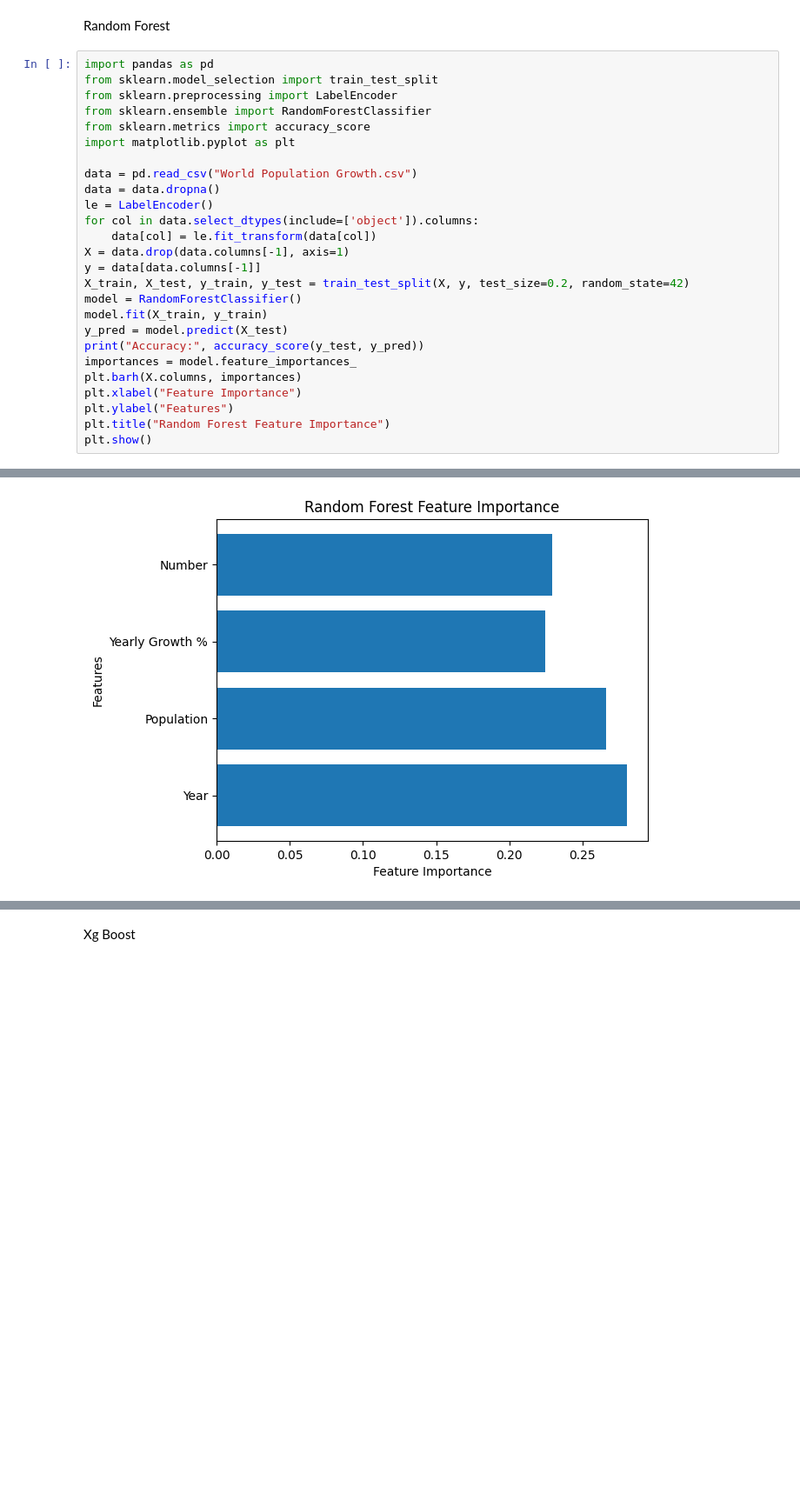
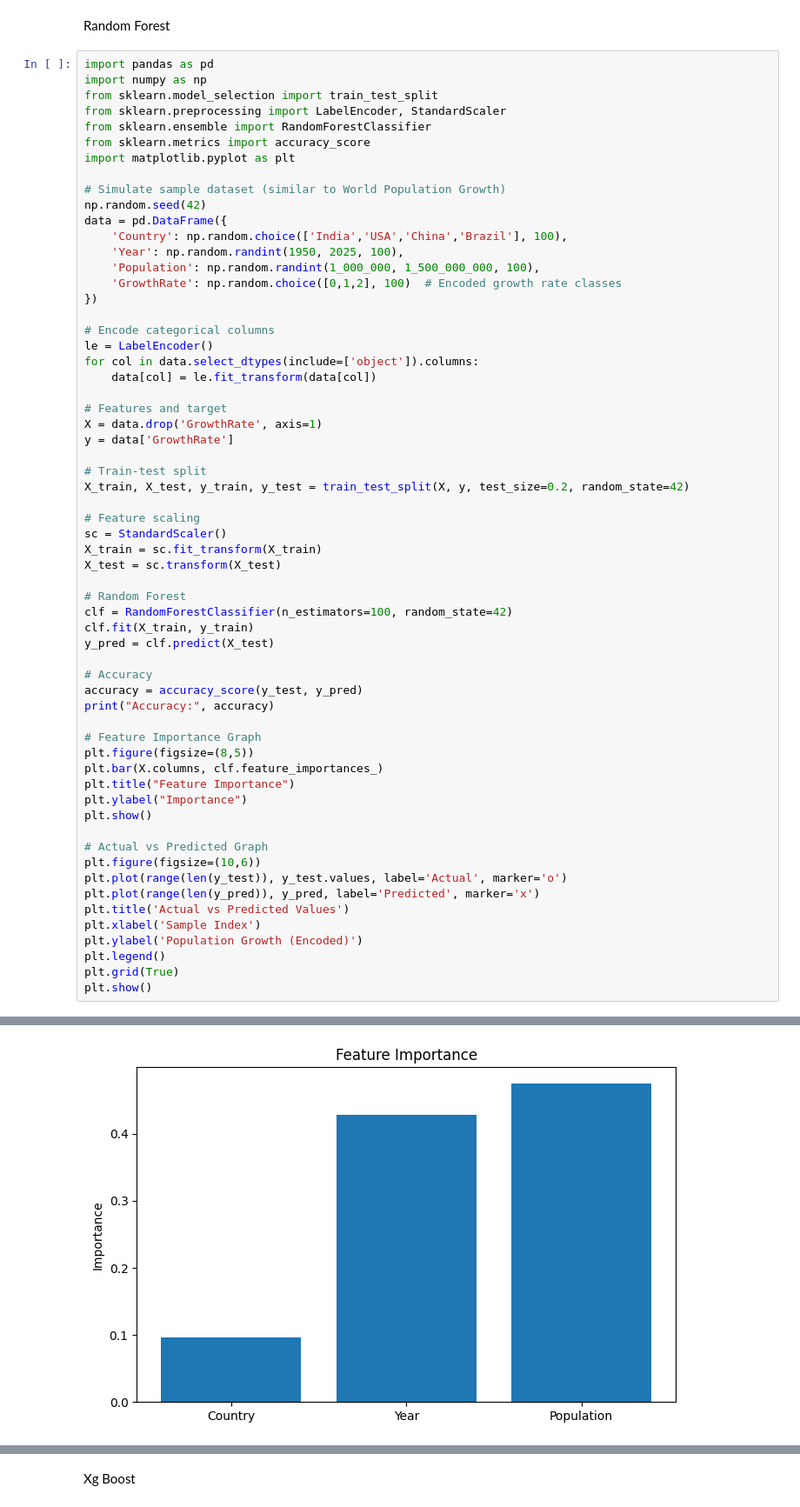
Before and after one commit to 2303A52359/Explainable-AI, a Jupyter notebook: Project.ipynb, the cells around one changed output, grey strips where cells are left out. Shown: that part at 87% size. Drawn from its saved outputs; the diff is of its cells as text; blank space fills up the shorter version.

```diff
--- a/Project.ipynb
+++ b/Project.ipynb
@@ -165,28 +147,63 @@ plt.show()
 Random Forest
 # %%
 import pandas as pd
+import numpy as np
 from sklearn.model_selection import train_test_split
-from sklearn.preprocessing import LabelEncoder
+from sklearn.preprocessing import LabelEncoder, StandardScaler
 from sklearn.ensemble import RandomForestClassifier
 from sklearn.metrics import accuracy_score
 import matplotlib.pyplot as plt
 
-data = pd.read_csv("World Population Growth.csv")
-data = data.dropna()
+# Simulate sample dataset (similar to World Population Growth)
+np.random.seed(42)
+data = pd.DataFrame({
+    'Country': np.random.choice(['India','USA','China','Brazil'], 100),
+    'Year': np.random.randint(1950, 2025, 100),
+    'Population': np.random.randint(1_000_000, 1_500_000_000, 100),
+    'GrowthRate': np.random.choice([0,1,2], 100)  # Encoded growth rate classes
+})
+
+# Encode categorical columns
 le = LabelEncoder()
 for col in data.select_dtypes(include=['object']).columns:
     data[col] = le.fit_transform(data[col])
-X = data.drop(data.columns[-1], axis=1)
-y = data[data.columns[-1]]
+
+# Features and target
+X = data.drop('GrowthRate', axis=1)
+y = data['GrowthRate']
+
+# Train-test split
 X_train, X_test, y_train, y_test = train_test_split(X, y, test_size=0.2, random_state=42)
-model = RandomForestClassifier()
-model.fit(X_train, y_train)
-y_pred = model.predict(X_test)
-print("Accuracy:", accuracy_score(y_test, y_pred))
-importances = model.feature_importances_
-plt.barh(X.columns, importances)
-plt.xlabel("Feature Importance")
-plt.ylabel("Features")
-plt.title("Random Forest Feature Importance")
+
+# Feature scaling
+sc = StandardScaler()
+X_train = sc.fit_transform(X_train)
+X_test = sc.transform(X_test)
+
+# Random Forest
+clf = RandomForestClassifier(n_estimators=100, random_state=42)
+clf.fit(X_train, y_train)
+y_pred = clf.predict(X_test)
+
+# Accuracy
+accuracy = accuracy_score(y_test, y_pred)
+print("Accuracy:", accuracy)
+
+# Feature Importance Graph
+plt.figure(figsize=(8,5))
+plt.bar(X.columns, clf.feature_importances_)
+plt.title("Feature Importance")
+plt.ylabel("Importance")
 plt.show()
+
+# Actual vs Predicted Graph
+plt.figure(figsize=(10,6))
+plt.plot(range(len(y_test)), y_test.values, label='Actual', marker='o')
+plt.plot(range(len(y_pred)), y_pred, label='Predicted', marker='x')
+plt.title('Actual vs Predicted Values')
+plt.xlabel('Sample Index')
+plt.ylabel('Population Growth (Encoded)')
+plt.legend()
+plt.grid(True)
+plt.show()
 # %% [output]
@@ -194 +211 @@ Accuracy: 0.5333333333333333
-[figure, old version]
+[figure, new version]
```
Also changed, not shown: parts of 8 cells of this notebook.
